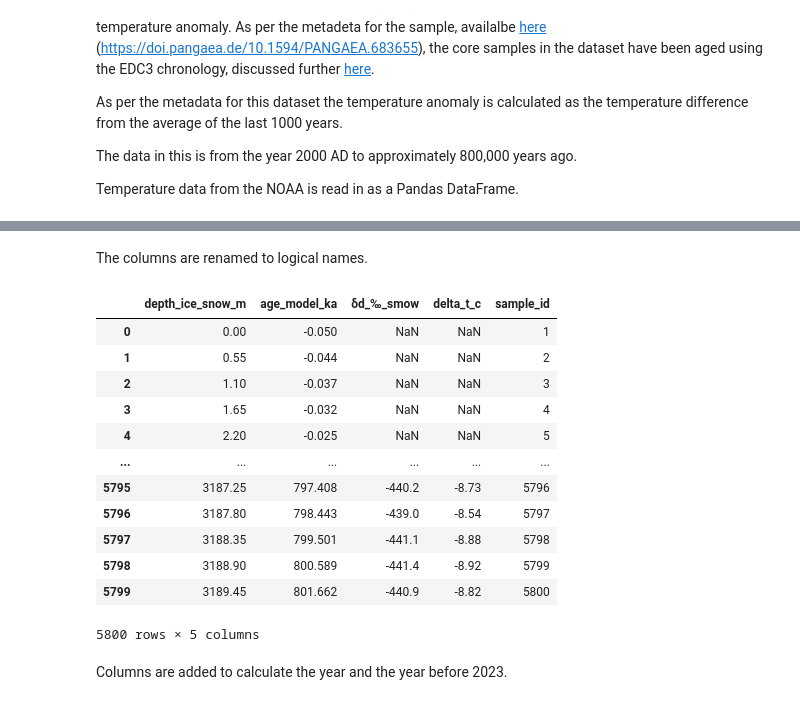
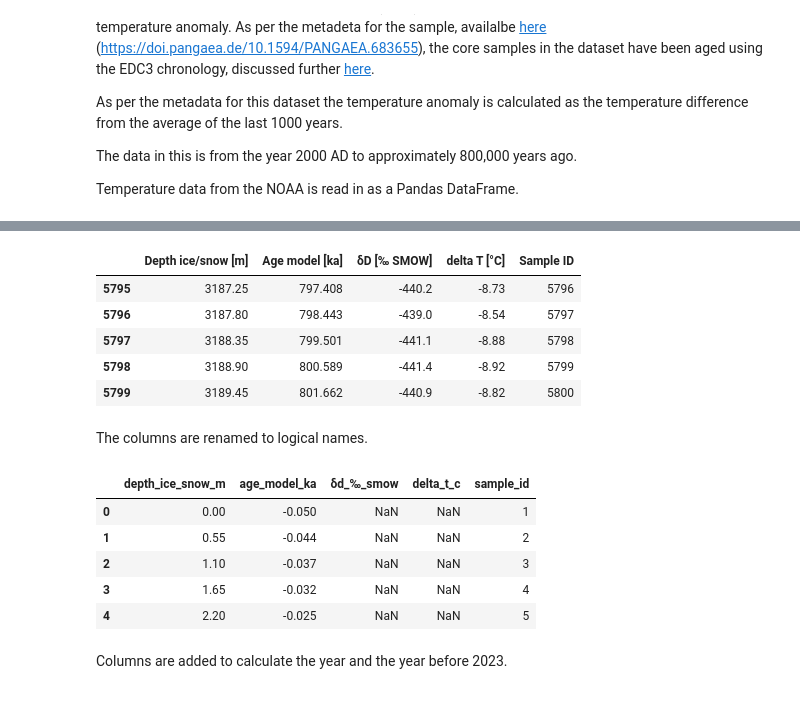
Before and after one commit to humphs078/Owner-avatar-programming_for_data_analysis_assignment_2, a Jupyter notebook: rough_work/submission.ipynb, the cells around one changed output, grey strips where cells are left out. Saved outputs shown, nothing was run; the diff lists cells and outputs as text; code cells hidden in the pictures.

```diff
--- a/rough_work/submission.ipynb
+++ b/rough_work/submission.ipynb
@@ -500,23 +610,25 @@ noaa_temp = pd.read_csv('https://doi.pangaea.de/10.1594/PANGAEA.683655?format=te
+# %%
+noaa_temp.tail()
+# %% [output]
+|  | Depth ice/snow [m] | Age model [ka] | δD [‰ SMOW] | delta T [°C] | Sample ID |
+| 5795 | 3187.25 | 797.408 | -440.2 | -8.73 | 5796 |
+| 5796 | 3187.80 | 798.443 | -439.0 | -8.54 | 5797 |
+| 5797 | 3188.35 | 799.501 | -441.1 | -8.88 | 5798 |
+| 5798 | 3188.90 | 800.589 | -441.4 | -8.92 | 5799 |
+| 5799 | 3189.45 | 801.662 | -440.9 | -8.82 | 5800 |
 # %% [markdown]
 The columns are renamed to logical names.
 # %%
 noaa_temp.rename(columns=({"Depth ice/snow [m]":"depth_ice_snow_m", "Age model [ka]":"age_model_ka", "δD [‰ SMOW]":"δd_‰_smow", "delta T [°C]":"delta_t_c", "Sample ID":"sample_id"}), inplace=True)
 # %%
-noaa_temp
+noaa_temp.head()
 # %% [output]
 |  | depth_ice_snow_m | age_model_ka | δd_‰_smow | delta_t_c | sample_id |
 | 0 | 0.00 | -0.050 | NaN | NaN | 1 |
 | 1 | 0.55 | -0.044 | NaN | NaN | 2 |
 | 2 | 1.10 | -0.037 | NaN | NaN | 3 |
 | 3 | 1.65 | -0.032 | NaN | NaN | 4 |
 | 4 | 2.20 | -0.025 | NaN | NaN | 5 |
-| ... | ... | ... | ... | ... | ... |
-| 5795 | 3187.25 | 797.408 | -440.2 | -8.73 | 5796 |
-| 5796 | 3187.80 | 798.443 | -439.0 | -8.54 | 5797 |
-| 5797 | 3188.35 | 799.501 | -441.1 | -8.88 | 5798 |
-| 5798 | 3188.90 | 800.589 | -441.4 | -8.92 | 5799 |
-| 5799 | 3189.45 | 801.662 | -440.9 | -8.82 | 5800 |
-5800 rows × 5 columns
 # %% [markdown]
 Columns are added to calculate the year and the year before 2023.
 # %%
```
Also changed, not shown: parts of 51 cells of this notebook, 2 other files.
